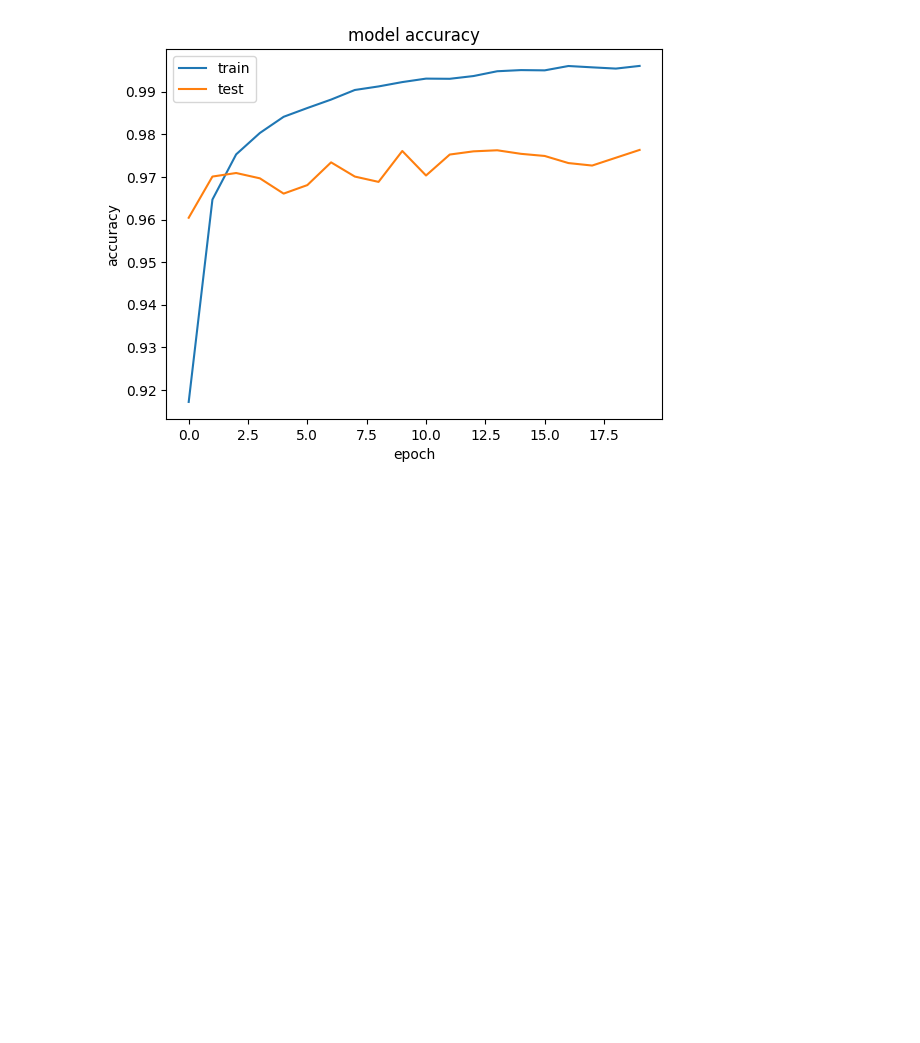
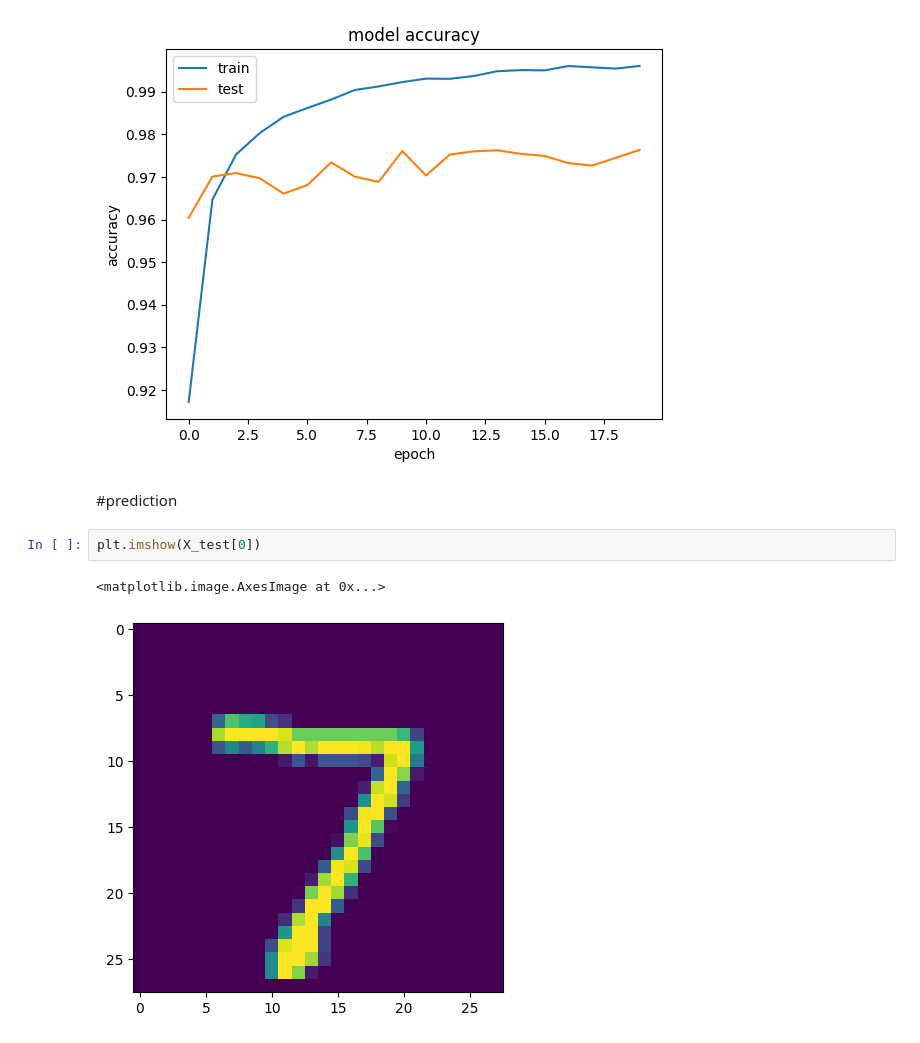
Before and after one commit to nitinlodhi019/Digit-Classifier-ANN, a Jupyter notebook: Handwritten_Digit_Classifier.ipynb, the cells around one changed output. Drawn from its saved outputs; the diff is of its cells as text; blank space fills up the shorter version.

```diff
--- a/Handwritten_Digit_Classifier.ipynb
+++ b/Handwritten_Digit_Classifier.ipynb
@@ -247,3 +247,10 @@ plt.legend(['train', 'test'], loc='upper left')
 plt.show()
 # %% [output]
 [figure]
+# %% [markdown]
+#prediction
+# %%
+plt.imshow(X_test[0])
+# %% [output]
+<matplotlib.image.AxesImage at 0x...>
+[figure, added]
```
Also changed, not shown: parts of 4 cells of this notebook.
